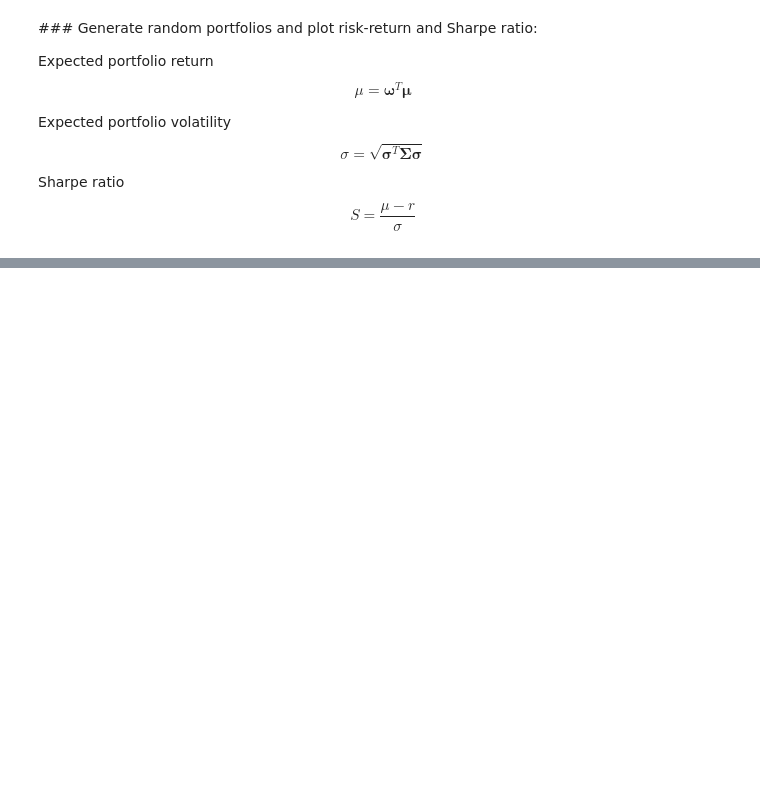
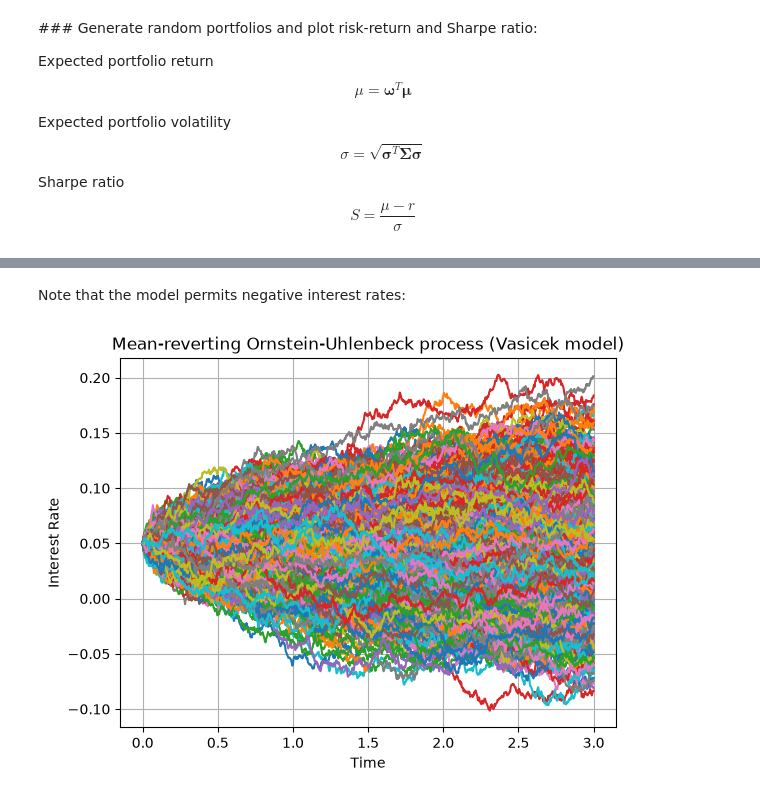
Before and after one commit to dboswort/qf_in_python, a Jupyter notebook: examples.ipynb, the cells around one changed output, grey strips where cells are left out. Saved outputs shown, nothing was run; the diff lists cells and outputs as text; code cells hidden in the pictures; blank space fills up the shorter version.

Commit message:
Completed Vasicek model examples

```diff
--- a/examples.ipynb
+++ b/examples.ipynb
@@ -112,0 +87,16 @@ Global Minimum Variance Portfolio Sharpe Ratio:  1.09
+# %%
+BUSINESS_DAYS = 252
+YEARS = 3
+# %%
+%%time
+bond_price, walks, time_grid = price_bond_monte_carlo(
+            principal=1000,
+            r0=0.05,
+            kappa=0.08,
+            theta=0.0225,
+            sigma=0.03,
+            T=YEARS,
+            num_simulations=1000,
+            num_time_steps=BUSINESS_DAYS*YEARS
+            )
+print('Bond price: $%.2f' % bond_price)
@@ -112,0 +107,6 @@ Global Minimum Variance Portfolio Sharpe Ratio:  1.09
+# %% [markdown]
+Note that the model permits negative interest rates:
+# %%
+plot_interest_rate_paths(walks, time_grid)
+# %% [output]
+[figure, added]
```
Also changed, not shown: parts of 11 cells of this notebook, 1 other file.
